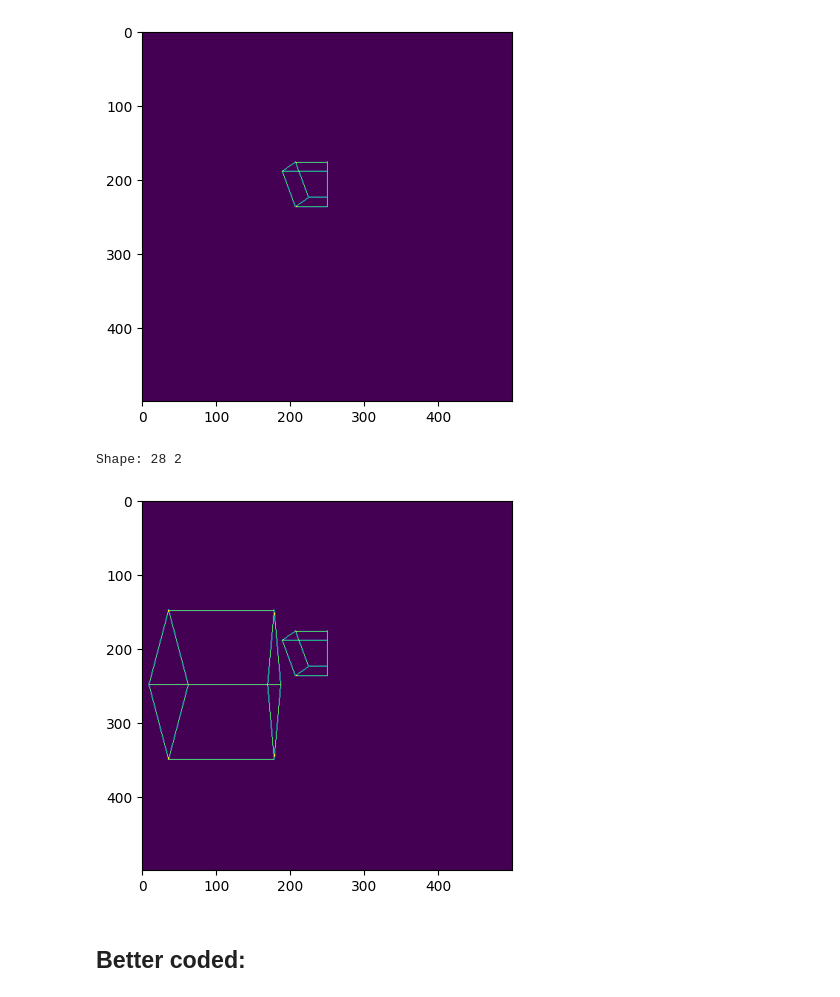
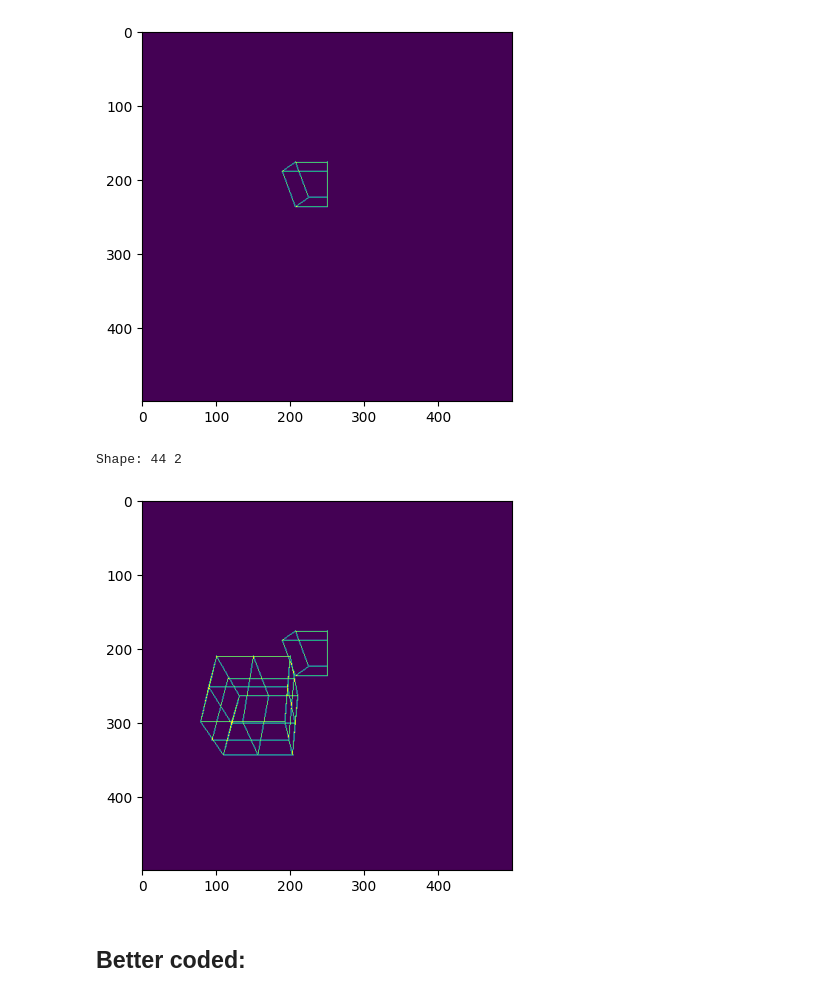
Before and after one commit to Beloin/PythonGraphicLibrary, a Jupyter notebook: camera_tests.ipynb, the cells around one changed output. Cells and saved outputs as stored; diff of their text form; code cells hidden in the pictures.

Commit message:
Camera is done Need yet to fix projection

```diff
--- a/camera_tests.ipynb
+++ b/camera_tests.ipynb
@@ -180,50 +191,52 @@ eye = (10, 0, 10)
 camera = cam.get_camera(at, eye)
 
 # Cube 01
-edges = wireframe.cube(.5, res=.1)
-
-edges = transformation.scale_interval(edges, (0, 20))  # Camera is between 0 and 20
-edges = cam.edges_to_camera(edges, camera, eye)
-edges = transformation.scale_interval(edges, (-1, 1), (0, 20))  # The raster representation is between -1 and 1
+edges = wireframe.cube(.5, res=.2)
 
 # Trans 01
 edges = transformation.rotate_edges(edges, (0, 0, 0))
 edges = transformation.translate_edges(edges, (0, 0, 0))
 edges = transformation.scale_edges(edges, (1, 1, 1))
 
+# Add to Camera
+edges = transformation.scale_interval(edges, (0, 20))  # Camera is between 0 and 20
+edges = cam.edges_to_camera(edges, camera, eye)
+edges = transformation.scale_interval(edges, (-1, 1), (0, 20))  # The raster representation is between -1 and 1
+
 # Cube 02
 edges2 = wireframe.cube(.5, res=.1)
-# edges2 = transformation.translate_edges(edges2, (1, 0, 0))
 
+# Trans 02
+edges = transformation.rotate_edges(edges, (10, 0, 0))
+edges = transformation.translate_edges(edges, (.5, 1, -2))
+edges = transformation.scale_edges(edges, (1, 1, 1))
+
+# Add to camera 02
 edges2 = transformation.scale_interval(edges2, (0, 20))  # Camera is between 0 and 20
 edges2 = cam.edges_to_camera(edges2, camera, eye)
 edges2 = transformation.scale_interval(edges2, (-1, 1), (0, 20))  # The raster representation is between -1 and 1
 
-# Trans 02
-edges = transformation.rotate_edges(edges, (0, 0, 0))
-edges = transformation.translate_edges(edges, (.5, 1, -4))
-edges = transformation.scale_edges(edges, (1, 1, 1))
 
 new_edges = persp.perspective_edges(edges, eye, scale)
 new_edges2 = persp.perspective_edges(edges2, eye, scale)
 
 scale_x, scale_y = (500, 500)
 scale = (scale_x, scale_y)
 
 # new_edges = edges
 print("Shape:", len(new_edges), len(new_edges[0]))
 
 mx = [[0 for _ in range(scale_x)] for _ in range(scale_y)]
 pts = draw_edge_list(new_edges, scale)
 pts2 = draw_edge_list(new_edges2, scale)
 insert_points(mx, pts)
 insert_points(mx, pts2)
 
 plt.imshow(convert_img(mx))
 plt.show()
 # %% [output]
-Shape: 28 2
+Shape: 44 2
-[figure, old version]
+[figure, new version]
 # %% [markdown]
 ## Better coded:
 # %%
```
Also changed, not shown: parts of 1 cell of this notebook, 1 other file.
